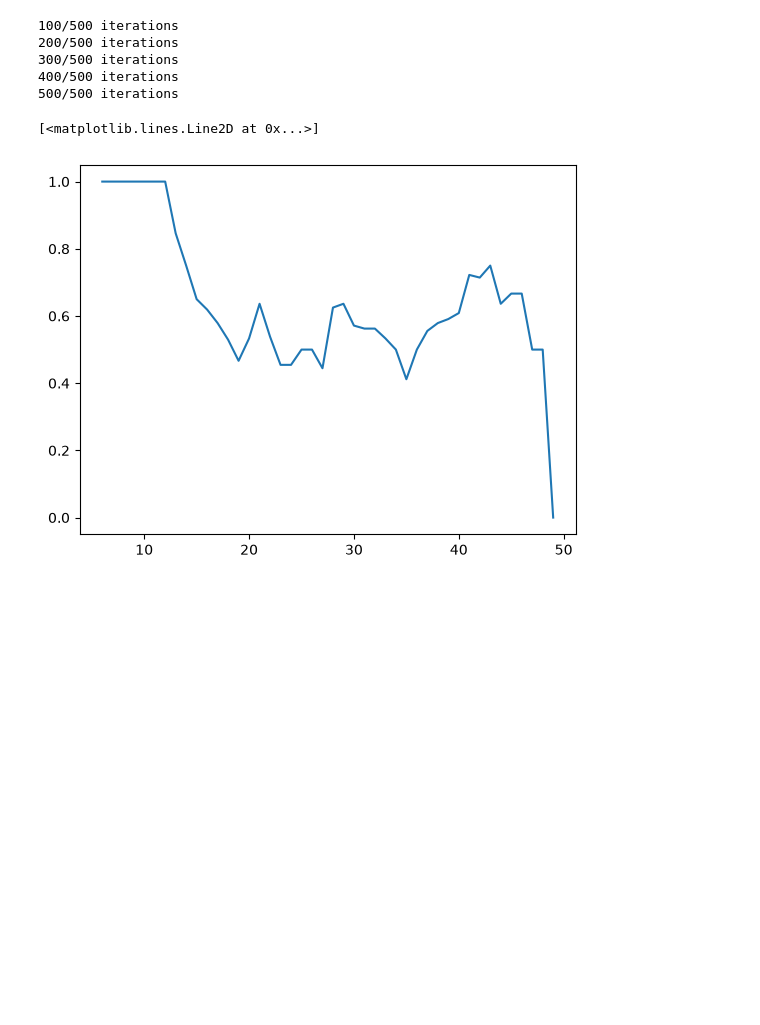
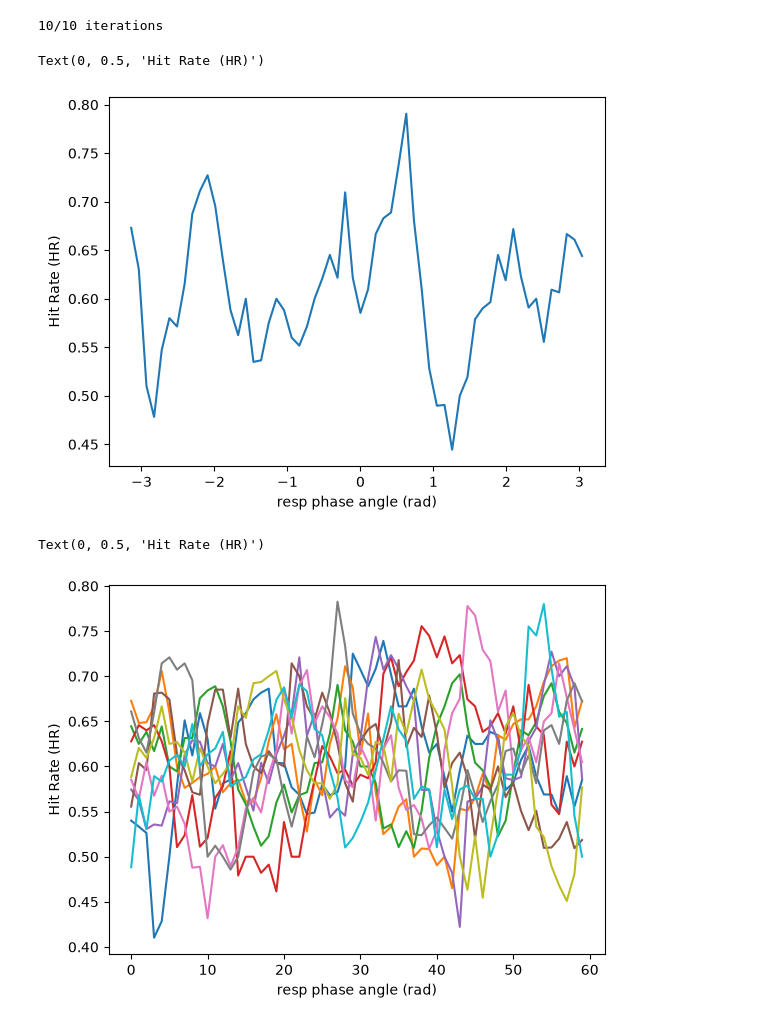
Before and after one commit to teresaberther/respmethods, a Jupyter notebook: python/Tutorial_Preprocessing.ipynb, the cells around one changed output. Saved outputs shown, nothing was run; the diff lists cells and outputs as text; code cells hidden in the pictures; blank space fills up the shorter version.

```diff
--- a/python/Tutorial_Preprocessing.ipynb
+++ b/python/Tutorial_Preprocessing.ipynb
@@ -74,39 +84,54 @@ plt.plot(x_norm[1000:2000])
 # 3. Generate surrogates
 # Time consuming step, please consider parallelizing this.
 # Examples on how to do that in ./advanced_tutorials/Tutorial_DataPrepMultiprocessing.py
-surr_data = np.zeros((len(x_norm), n_iter))
+surr_data = np.zeros((len(x_smooth), niter))
 
 i=0;
-while i<n_iter:
+while i<niter:
 
-    surr_ = iaaft(x_norm)
+    surr_ = iaaft(x_smooth)
     theta_ = two_point_interp(surr_)
     tmp1, tmp2 = prune_nan(phase_vect, theta_)
     this_plv = plv(tmp1, tmp2)
 
     if this_plv<crit_plv:
-        surr_data[:, i] = surr_
+        surr_data[:, i] = theta_
         i+=1
-        if i%100 == 0:
-            print(f"{i}/{n_iter} iterations")
+        if i%10 == 0:
+            print(f"{i}/{niter} iterations")
 # %% [output]
-100/500 iterations
-200/500 iterations
-300/500 iterations
-400/500 iterations
-500/500 iterations
+10/10 iterations
 # %%
 # 4. Bin data
-phw = (np.pi/10)
-pb = np.linspace(-np.pi,np.pi-2*np.pi/nbin,nbin)
-bin_idxs = create_phase_bins(dict_events["resp_phase"], pb, phw)
+phw = (np.pi/10)                                 # The angular half-width of the bin (the distance center-to-edge).
+pb = np.linspace(-np.pi,np.pi-2*np.pi/nbin,nbin) # vector containing centre of each phase bin (= phase bin vector)
+bin_idxs = create_phase_bins(dict_events["resp_phase_angle"], pb, phw)
 HR = []
 for ibin in bin_idxs:
     HR.append(np.mean(dict_events["HvsM"][ibin]))
 
-plt.plot(HR)
+HR = np.asarray(HR)
+plt.plot(pb, HR)
+plt.xlabel("resp phase angle (rad)")
+plt.ylabel("Hit Rate (HR)")
 # %% [output]
-[<matplotlib.lines.Line2D at 0x...>]
+Text(0, 0.5, 'Hit Rate (HR)')
-[figure, old version]
+[figure, new version]
 # %%
-# 5. Repeat for iterations
+# 5. Extract surrogate HR
+
+sHR = np.empty((nbin, niter), dtype=np.float64)
+for i in range(niter):
+
+    sphase = surr_data[dict_events["idx_sample"], i]
+    sbin = create_phase_bins(sphase, pb, phw)
+
+    for k, this_bin in enumerate(sbin):
+        sHR[k, i] = np.mean(dict_events["HvsM"][this_bin])
+
+plt.plot(sHR)
+plt.xlabel("resp phase angle (rad)")
+plt.ylabel("Hit Rate (HR)")
+# %% [output]
+Text(0, 0.5, 'Hit Rate (HR)')
+[figure, added]
```
Also changed, not shown: parts of 5 cells of this notebook, 2 other files.
